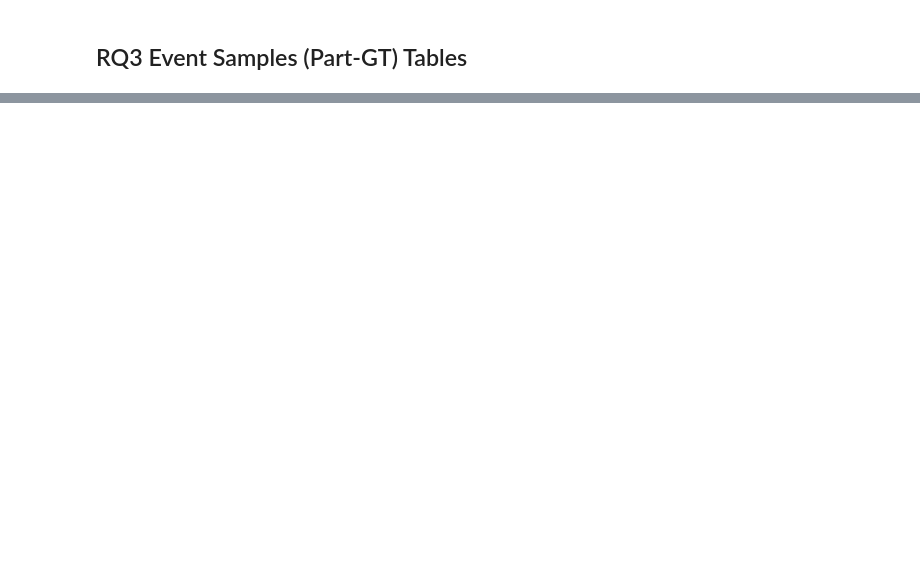
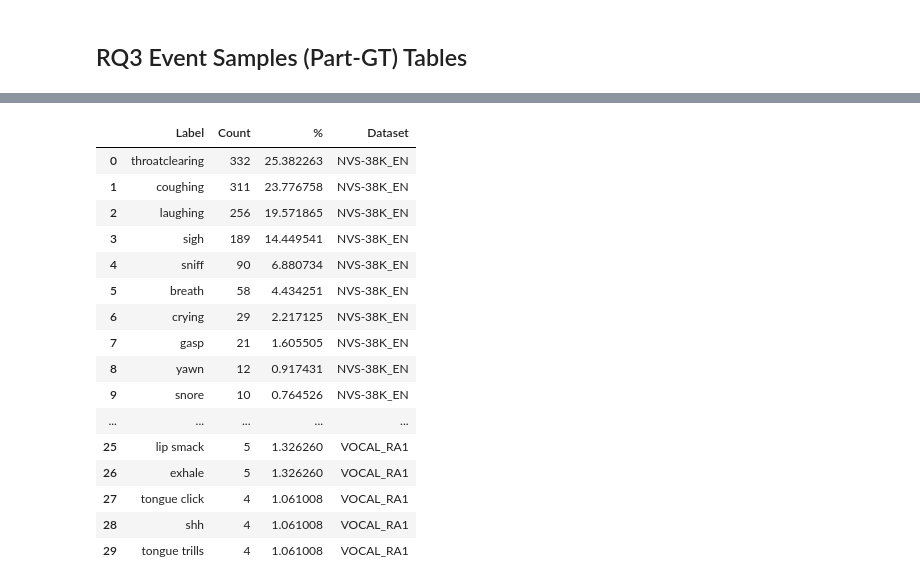
Before and after one commit to mafo3186/nvv-isolation-pipeline, a Jupyter notebook: notebooks/results_pipeline_evaluation_20260414.ipynb, the cells around one changed output, grey strips where cells are left out. Saved outputs shown, nothing was run; the diff lists cells and outputs as text; code cells hidden in the pictures; blank space fills up the shorter version.

```diff
--- a/notebooks/results_pipeline_evaluation_20260414.ipynb
+++ b/notebooks/results_pipeline_evaluation_20260414.ipynb
@@ -789,0 +1259,8 @@ display(rq3_global_thesis_table.columns)
+# %%
+rq3_candidate_subtype_path = rq_results_dir / "rq3_nvv_coverage_candidate_label_subtype_distribution.xlsx"
+with pd.ExcelWriter(rq3_candidate_subtype_path, engine="openpyxl") as writer:
+    for dataset, df in rq3_candidate_subtypes_by_dataset.items():
+        sheet_name = dataset[:31]
+        df_export = df.round(1).copy()
+        df_export.to_excel(writer, sheet_name=sheet_name, index=False)
+print(rq3_candidate_subtype_path)
@@ -789,0 +1321,46 @@ display(rq3_global_thesis_table.columns)
+# %%
+def get_all_missed_label_counts(rq3_part_gt_event_tables, status_filter):
+    dfs = []
+
+    for setting_name, df in rq3_part_gt_event_tables.items():
+        df_local = df.copy()
+        df_miss = df_local[df_local["Status"] == status_filter]
+
+        counts = (
+            df_miss["GT Label"]
+            .astype(str)
+            .str.lower()
+            .str.strip()
+            .value_counts()
+            .reset_index()
+        )
+
+        counts.columns = ["Label", "Count"]
+        counts["%"] = counts["Count"] / counts["Count"].sum() * 100
+
+        counts["Dataset"] = setting_name.split(" | ")[0]
+
+        dfs.append(counts)
+
+    return pd.concat(dfs, ignore_index=True)
+# %%
+miss_all = get_all_missed_label_counts(rq3_part_gt_event_tables, status_filter="Miss")
+display(miss_all.head(30))
+# %% [output]
+|  | Label | Count | % | Dataset |
+| 0 | throatclearing | 332 | 25.382263 | NVS-38K_EN |
+| 1 | coughing | 311 | 23.776758 | NVS-38K_EN |
+| 2 | laughing | 256 | 19.571865 | NVS-38K_EN |
+| 3 | sigh | 189 | 14.449541 | NVS-38K_EN |
+| 4 | sniff | 90 | 6.880734 | NVS-38K_EN |
+| 5 | breath | 58 | 4.434251 | NVS-38K_EN |
+| 6 | crying | 29 | 2.217125 | NVS-38K_EN |
+| 7 | gasp | 21 | 1.605505 | NVS-38K_EN |
+| 8 | yawn | 12 | 0.917431 | NVS-38K_EN |
+| 9 | snore | 10 | 0.764526 | NVS-38K_EN |
+| ... | ... | ... | ... | ... |
+| 25 | lip smack | 5 | 1.326260 | VOCAL_RA1 |
+| 26 | exhale | 5 | 1.326260 | VOCAL_RA1 |
+| 27 | tongue click | 4 | 1.061008 | VOCAL_RA1 |
+| 28 | shh | 4 | 1.061008 | VOCAL_RA1 |
+| 29 | tongue trills | 4 | 1.061008 | VOCAL_RA1 |
```
Also changed, not shown: parts of 45 cells of this notebook, 1 other file.
